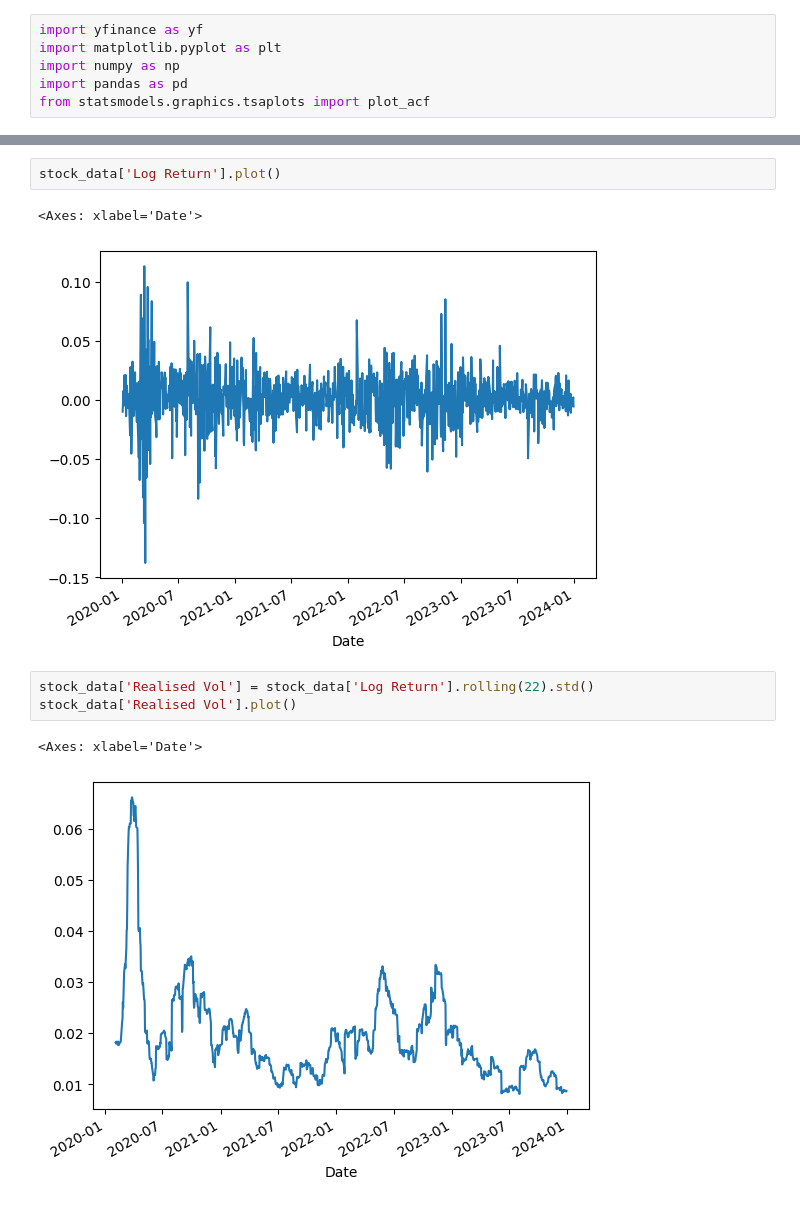
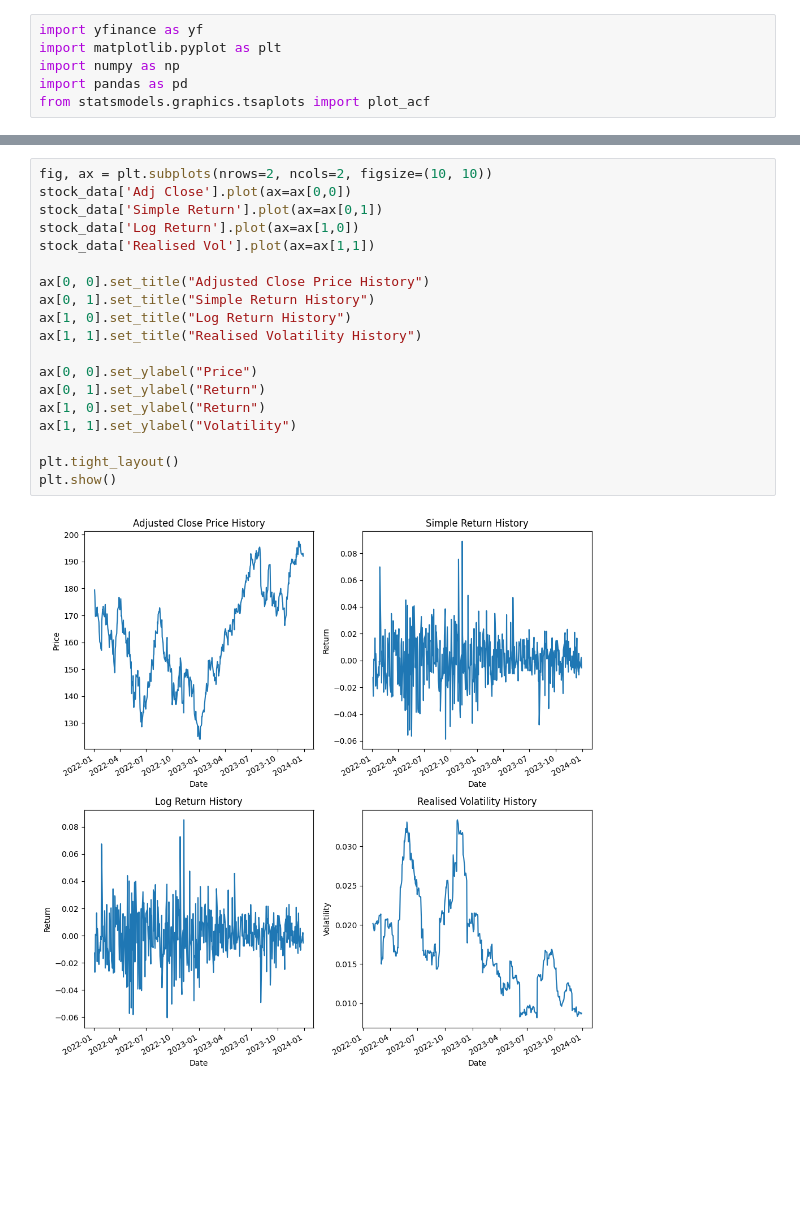
Before and after one commit to chrischris531/fyp, a Jupyter notebook: real_financial_datasets_notebook.ipynb, the cells around one changed output, grey strips where cells are left out. Cells and saved outputs as stored; diff of their text form; blank space fills up the shorter version.

```diff
--- a/real_financial_datasets_notebook.ipynb
+++ b/real_financial_datasets_notebook.ipynb
@@ -40,11 +31,21 @@ stock_data['Simple Return'].plot()
-# %%
-stock_data['Log Return'].plot()
-# %% [output]
-<Axes: xlabel='Date'>
-[figure, removed]
-# %%
-stock_data['Realised Vol'] = stock_data['Log Return'].rolling(22).std()
-stock_data['Realised Vol'].plot()
-# %% [output]
-<Axes: xlabel='Date'>
-[figure, removed]
+# %%
+fig, ax = plt.subplots(nrows=2, ncols=2, figsize=(10, 10))
+stock_data['Adj Close'].plot(ax=ax[0,0])
+stock_data['Simple Return'].plot(ax=ax[0,1])
+stock_data['Log Return'].plot(ax=ax[1,0])
+stock_data['Realised Vol'].plot(ax=ax[1,1])
+
+ax[0, 0].set_title("Adjusted Close Price History")
+ax[0, 1].set_title("Simple Return History")
+ax[1, 0].set_title("Log Return History")
+ax[1, 1].set_title("Realised Volatility History")
+
+ax[0, 0].set_ylabel("Price")
+ax[0, 1].set_ylabel("Return")
+ax[1, 0].set_ylabel("Return")
+ax[1, 1].set_ylabel("Volatility")
+
+plt.tight_layout()
+plt.show()
+# %% [output]
+[figure, added]
```
Also changed, not shown: parts of 20 cells of this notebook.
